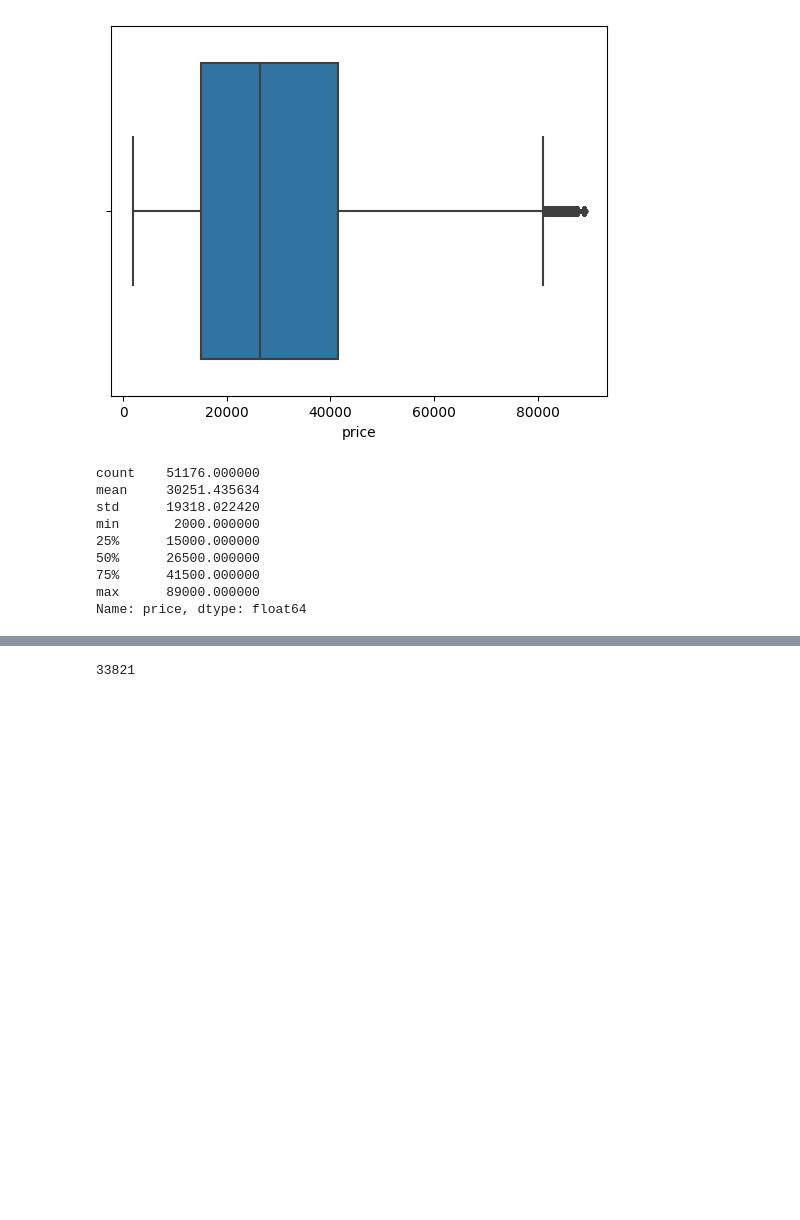
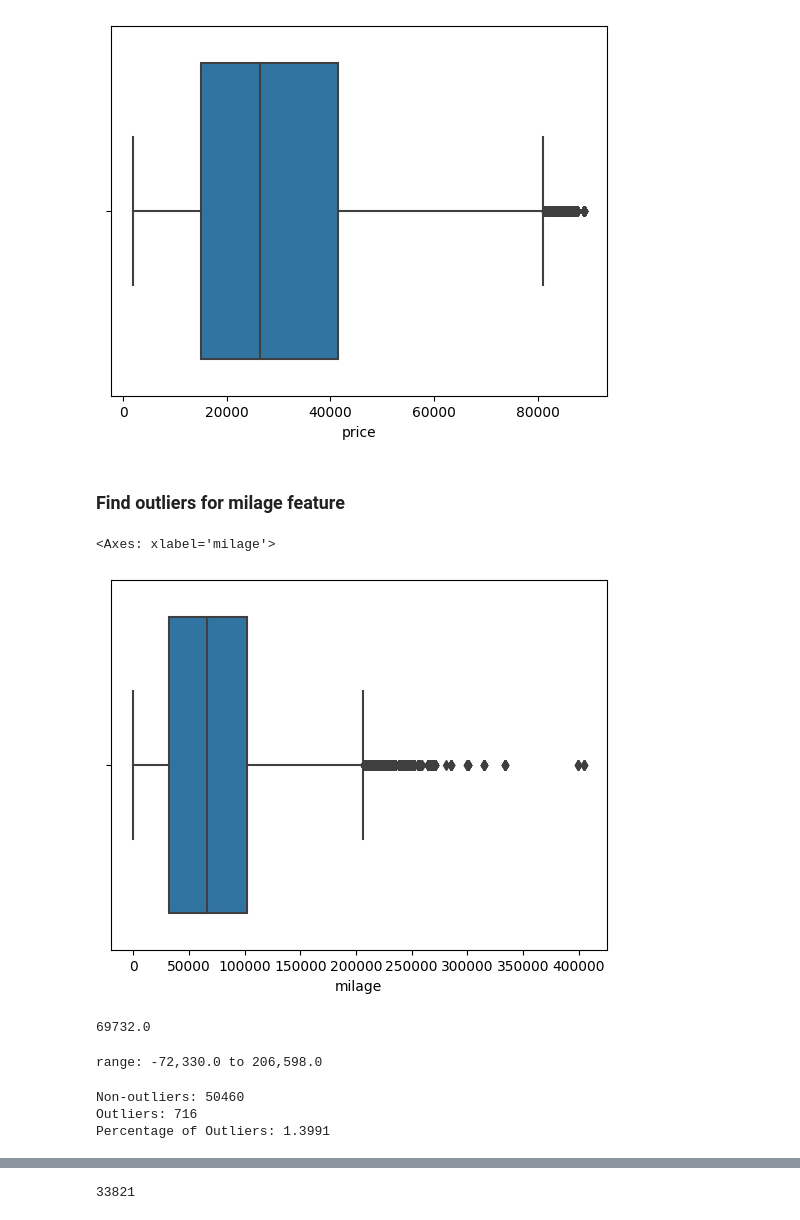
Before and after one commit to SiegfredLorelle/kagglex-car-price-prediction, a Jupyter notebook: kagglex-car-price.ipynb, the cells around one changed output, grey strips where cells are left out. Saved outputs shown, nothing was run; the diff lists cells and outputs as text; code cells hidden in the pictures; blank space fills up the shorter version.

Commit message:
Remove outliers seen in numerical features

```diff
--- a/kagglex-car-price.ipynb
+++ b/kagglex-car-price.ipynb
@@ -956,15 +950,38 @@ sns.boxplot(data=df, x="price")
 # %% [output]
 <Axes: xlabel='price'>
 [figure]
-# %%
-df["price"].describe()
-# %% [output]
-count    51176.000000
-mean     30251.435634
-std      19318.022420
-min       2000.000000
-25%      15000.000000
-50%      26500.000000
-75%      41500.000000
-max      89000.000000
-Name: price, dtype: float64
+# %% [markdown]
+### Find outliers for milage feature
+# %%
+sns.boxplot(data=cleaned_df, x="milage")
+# %% [output]
+<Axes: xlabel='milage'>
+[figure, added]
+# %%
+# Get IQR
+Q1 = cleaned_df["milage"].quantile(0.25)
+Q3 = cleaned_df["milage"].quantile(0.75)
+IQR = Q3 - Q1
+IQR
+# %% [output]
+69732.0
+# %%
+lower_bound = Q1 - 1.5 * IQR
+upper_bound = Q3 + 1.5 * IQR
+
+print(f"range: {lower_bound:,} to {upper_bound:,}")
+# %% [output]
+range: -72,330.0 to 206,598.0
+# %%
+non_outliers = df[ (df["milage"] > lower_bound) & (df["milage"] < upper_bound) ]
+
+num_non_outliers = len(non_outliers)
+num_outliers = len(df) - num_non_outliers
+
+print(f"Non-outliers: {num_non_outliers}")
+print(f"Outliers: {num_outliers}")
+print(f"Percentage of Outliers: {(num_outliers / len(df) * 100):.4f}")
+# %% [output]
+Non-outliers: 50460
+Outliers: 716
+Percentage of Outliers: 1.3991
```
Also changed, not shown: parts of 43 cells of this notebook.
